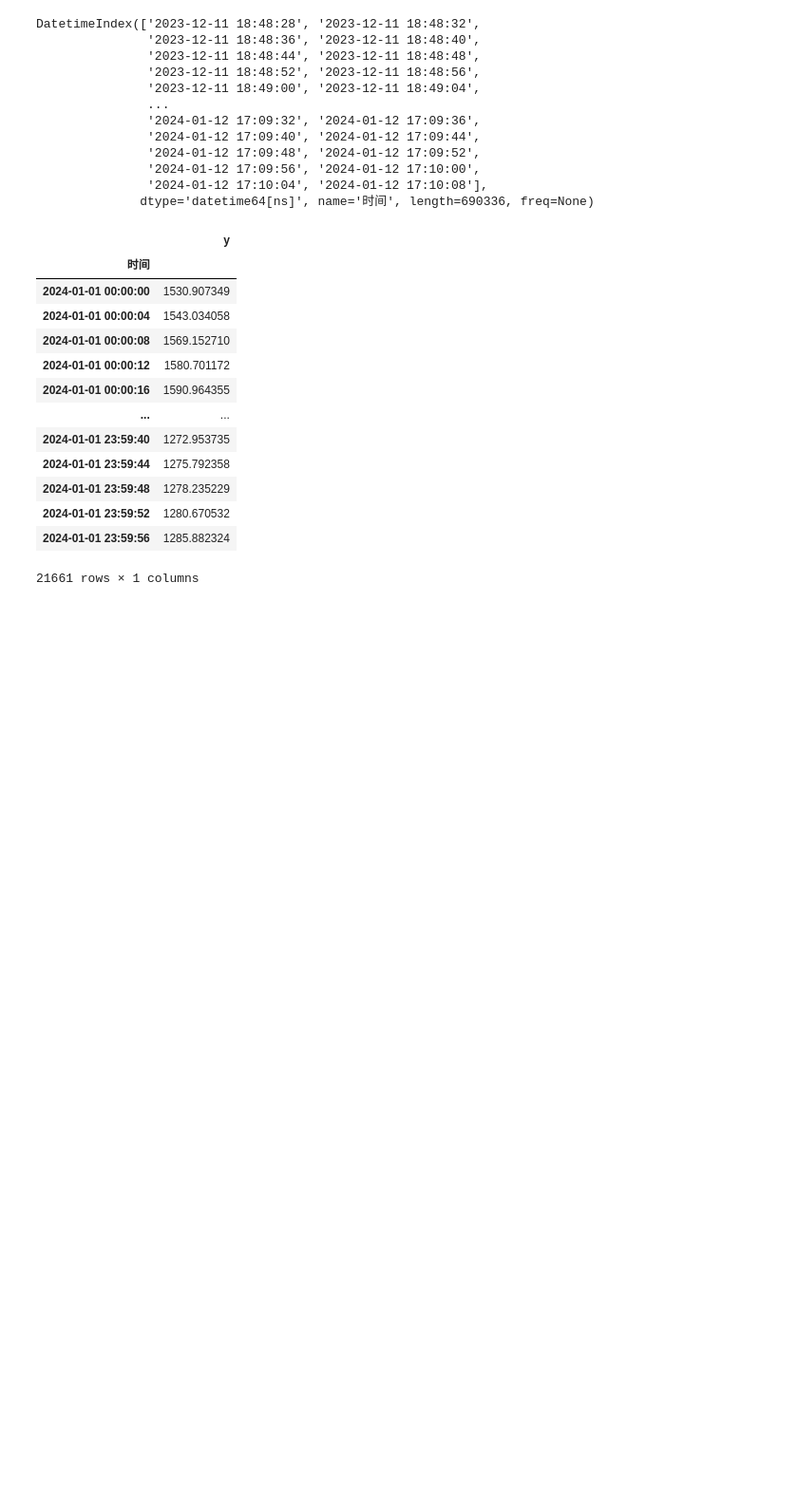
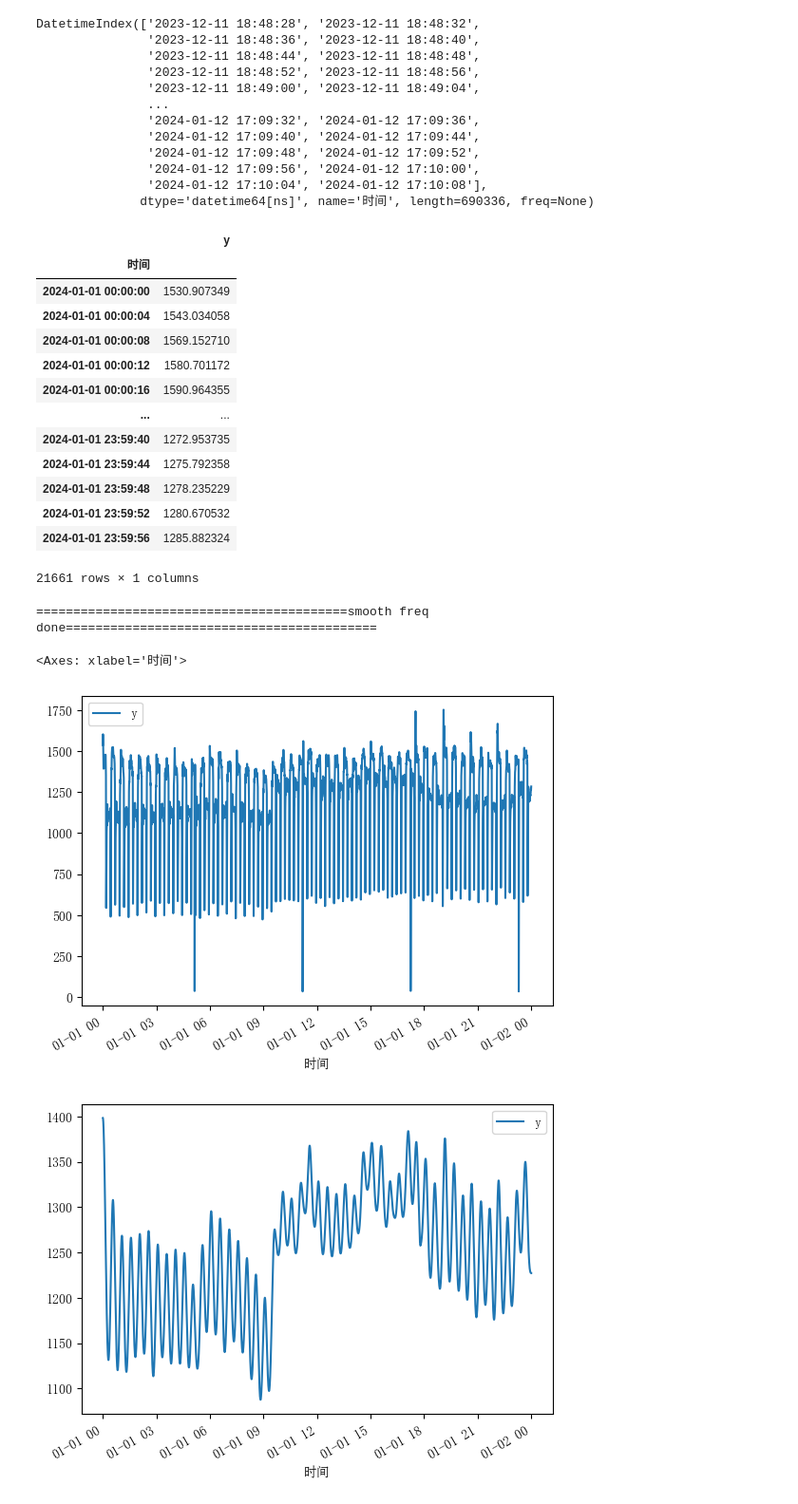
Before and after one commit to silent780/forecast_NO_emisson, a Jupyter notebook: Prophet_exp.ipynb, the cells around one changed output. Shown at 95% size. Saved outputs shown, nothing was run; the diff lists cells and outputs as text; code cells hidden in the pictures; blank space fills up the shorter version.

```diff
--- a/Prophet_exp.ipynb
+++ b/Prophet_exp.ipynb
@@ -65,4 +64,27 @@ DatetimeIndex(['2023-12-11 18:48:28', '2023-12-11 18:48:32',
 | 2024-01-01 23:59:52 | 1280.670532 |
 | 2024-01-01 23:59:56 | 1285.882324 |
 21661 rows × 1 columns
+# %%
+# 滤波平滑:
+from scipy.ndimage import gaussian_filter
+from copy import deepcopy
+
+
+def do_smooth(data, sigma=1):
+    """do data smooth and save figure in folder "smooth" """
+    smoothed_data = deepcopy(data)
+    data_smooth = gaussian_filter(data["y"], sigma)
+    smoothed_data.loc[:,"y"] = data_smooth
+
+    print("smooth freq done".center(100, "="))
+    return smoothed_data
+
+test_data.plot()
+smooth_data = do_smooth(test_data, sigma=100)
+smooth_data.plot()
+# %% [output]
+==========================================smooth freq done==========================================
+<Axes: xlabel='时间'>
+[figure, added]
+[figure, added]
 # %%
```
Also changed, not shown: parts of 3 cells of this notebook, 16 other files.
